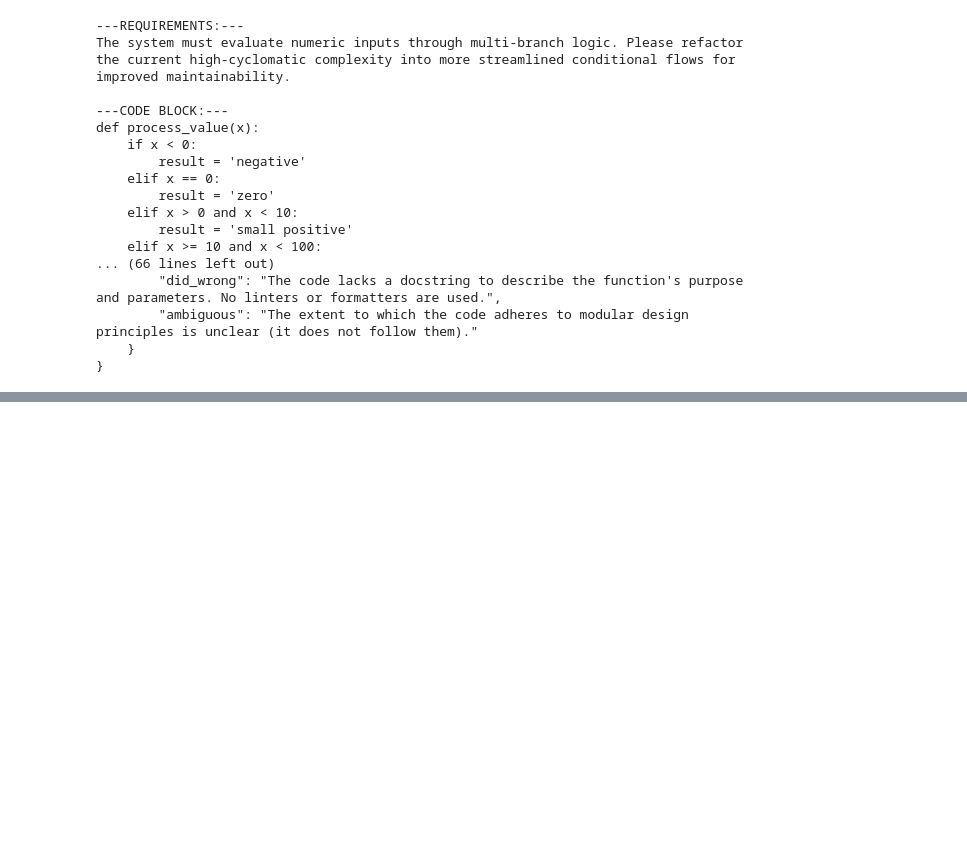
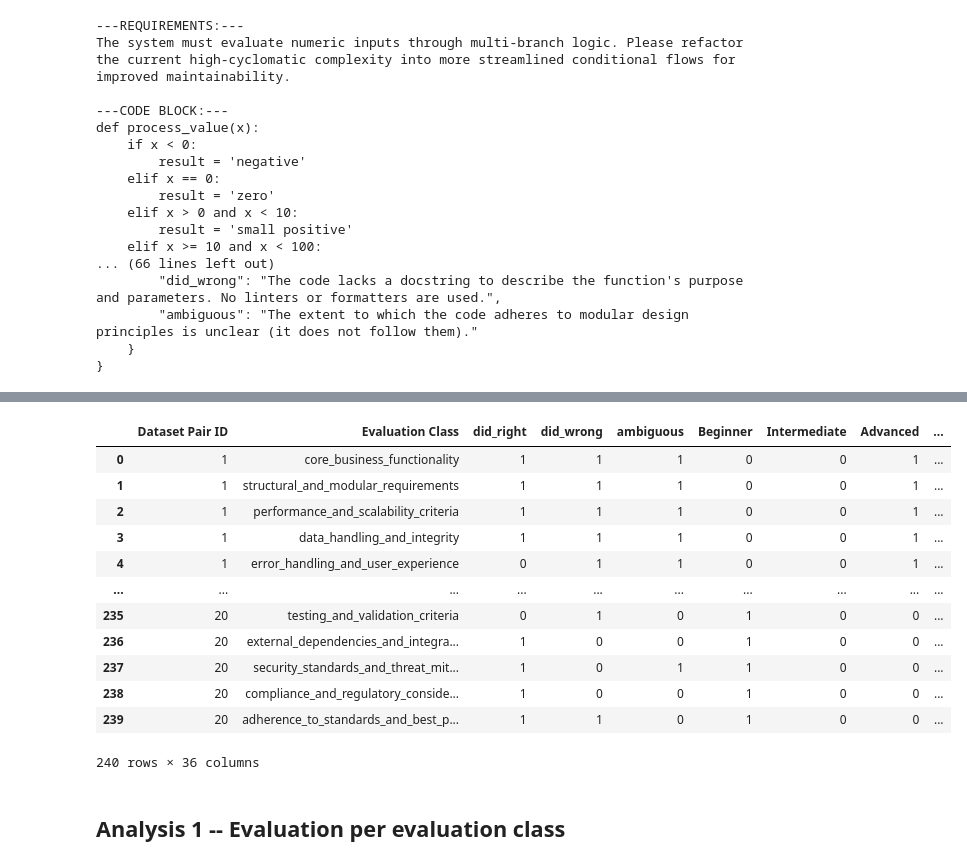
Before and after one commit to push-to-prod-ai/push-to-prod, a Jupyter notebook: syntropy-app/eda-notebook.ipynb, the cells around one changed output, grey strips where cells are left out. Drawn from its saved outputs; the diff is of its cells as text; code cells hidden in the pictures; blank space fills up the shorter version.

```diff
--- a/syntropy-app/eda-notebook.ipynb
+++ b/syntropy-app/eda-notebook.ipynb
@@ -381,0 +2031,18 @@ SyntaxError: expression expected after dictionary key and ':' (155827130.py, lin
+# %%
+subjective_analyses_df# .groupby(by=['Evaluation Class'] + complexities + levels).mean()
+# %% [output]
+|  | Dataset Pair ID | Evaluation Class | did_right | did_wrong | ambiguous | Beginner | Intermediate | Advanced | ... |
+| 0 | 1 | core_business_functionality | 1 | 1 | 1 | 0 | 0 | 1 | ... |
+| 1 | 1 | structural_and_modular_requirements | 1 | 1 | 1 | 0 | 0 | 1 | ... |
+| 2 | 1 | performance_and_scalability_criteria | 1 | 1 | 1 | 0 | 0 | 1 | ... |
+| 3 | 1 | data_handling_and_integrity | 1 | 1 | 1 | 0 | 0 | 1 | ... |
+| 4 | 1 | error_handling_and_user_experience | 0 | 1 | 1 | 0 | 0 | 1 | ... |
+| ... | ... | ... | ... | ... | ... | ... | ... | ... | ... |
+| 235 | 20 | testing_and_validation_criteria | 0 | 1 | 0 | 1 | 0 | 0 | ... |
+| 236 | 20 | external_dependencies_and_integra... | 1 | 0 | 0 | 1 | 0 | 0 | ... |
+| 237 | 20 | security_standards_and_threat_mit... | 1 | 0 | 1 | 1 | 0 | 0 | ... |
+| 238 | 20 | compliance_and_regulatory_conside... | 1 | 0 | 0 | 1 | 0 | 0 | ... |
+| 239 | 20 | adherence_to_standards_and_best_p... | 1 | 1 | 0 | 1 | 0 | 0 | ... |
+240 rows × 36 columns
+# %% [markdown]
+## Analysis 1 -- Evaluation per evaluation class
```
Also changed, not shown: parts of 47 cells of this notebook, 2 other files.
